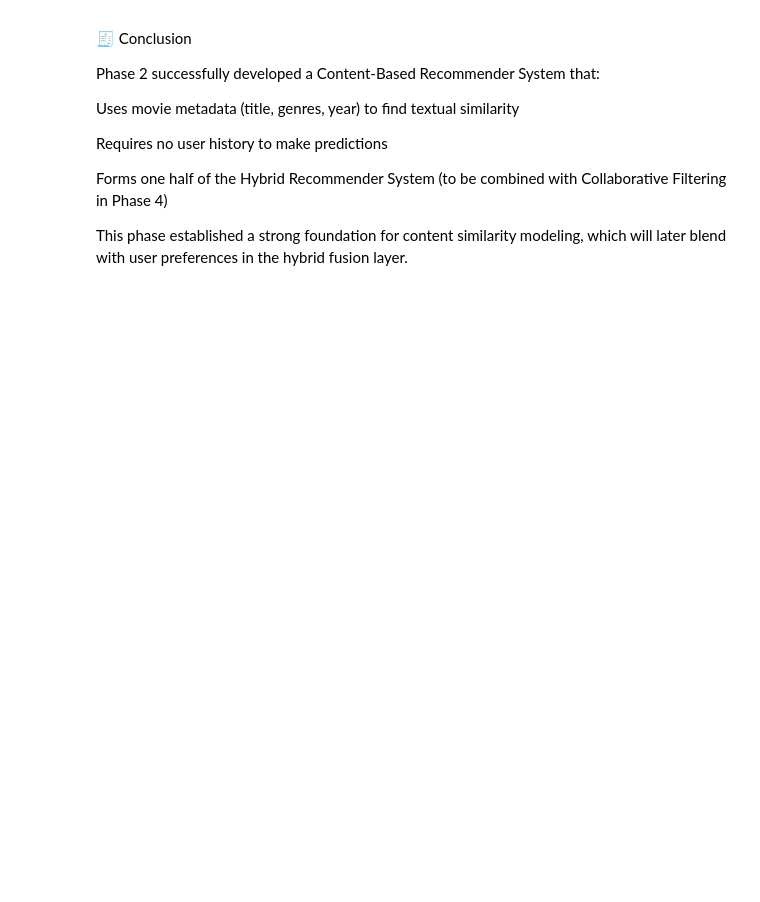
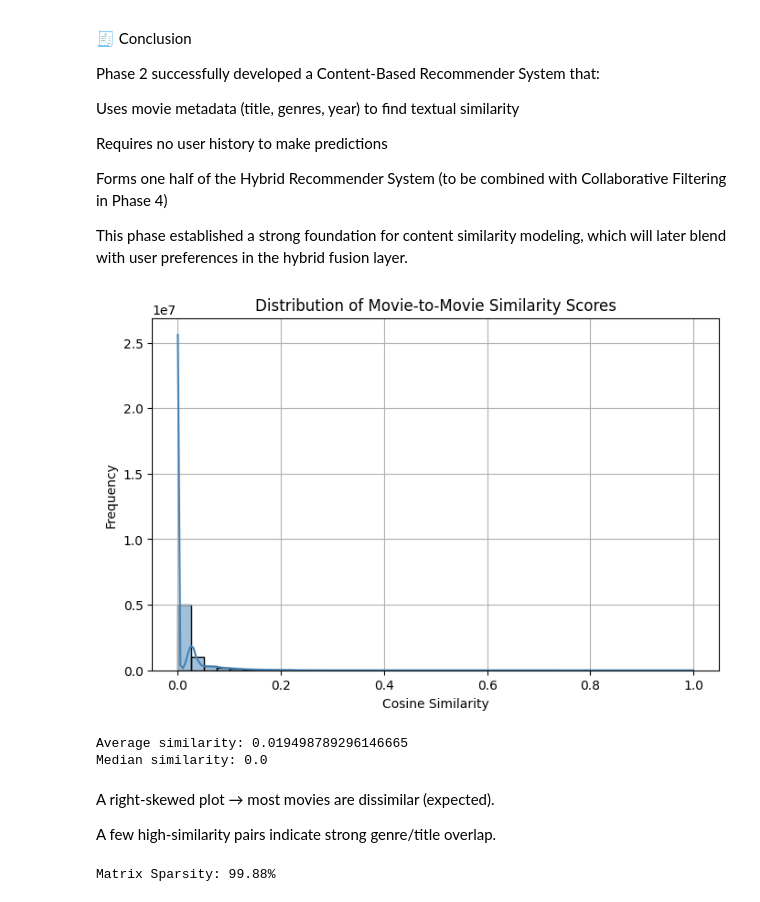
Before and after one commit to KESAVE8604-droid/kesaverdhen-hybrid-movie-recommender, a Jupyter notebook: notebooks/Phase2_ContentModel.ipynb, the cells around one changed output. Cells and saved outputs as stored; diff of their text form; code cells hidden in the pictures; blank space fills up the shorter version.

Commit message:
Phase 2 is done with performance metrics

```diff
--- a/notebooks/Phase2_ContentModel.ipynb
+++ b/notebooks/Phase2_ContentModel.ipynb
@@ -388,3 +388,40 @@ Requires no user history to make predictions
 Forms one half of the Hybrid Recommender System (to be combined with Collaborative Filtering in Phase 4)
 
 This phase established a strong foundation for content similarity modeling, which will later blend with user preferences in the hybrid fusion layer.
+# %%
+#Phase 2 — Performance Metrics & Visualization
+#helps visualize how strongly movies are related on average.
+import numpy as np
+import matplotlib.pyplot as plt
+import seaborn as sns
+
+# Convert cosine similarity to a 1D array (excluding self-similarity)
+sim_values = cosine_sim[np.triu_indices_from(cosine_sim, k=1)]
+
+plt.figure(figsize=(8,5))
+sns.histplot(sim_values, bins=40, kde=True, color='steelblue')
+plt.title('Distribution of Movie-to-Movie Similarity Scores')
+plt.xlabel('Cosine Similarity')
+plt.ylabel('Frequency')
+plt.grid(True)
+plt.show()
+
+print("Average similarity:", np.mean(sim_values))
+print("Median similarity:", np.median(sim_values))
+# %% [output]
+[figure, added]
+Average similarity: 0.019498789296146665
+Median similarity: 0.0
+# %% [markdown]
+A right-skewed plot → most movies are dissimilar (expected).
+
+A few high-similarity pairs indicate strong genre/title overlap.
+# %%
+#Step 2 — Check TF-IDF Sparsity
+non_zero = tfidf_matrix.nnz
+total_values = tfidf_matrix.shape[0] * tfidf_matrix.shape[1]
+sparsity = 100 * (1 - (non_zero / total_values))
+
+print(f"Matrix Sparsity: {sparsity:.2f}%")
+# %% [output]
+Matrix Sparsity: 99.88%
```
Also changed, not shown: parts of 6 cells of this notebook.
